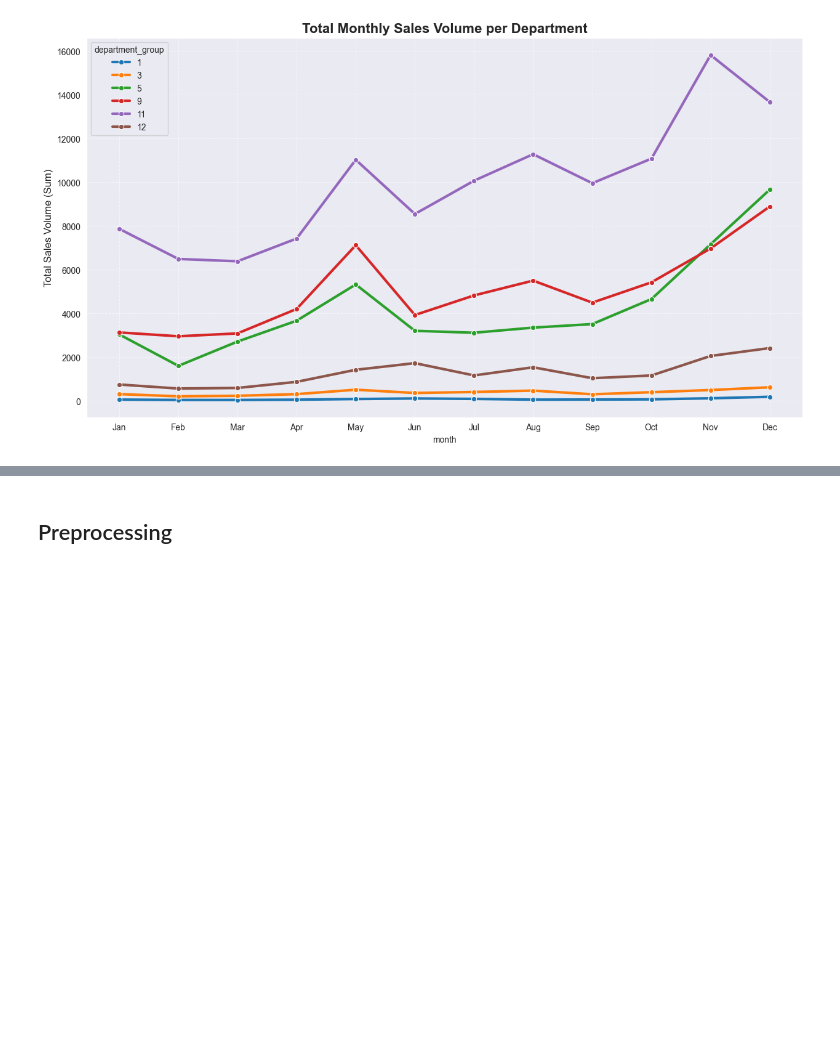
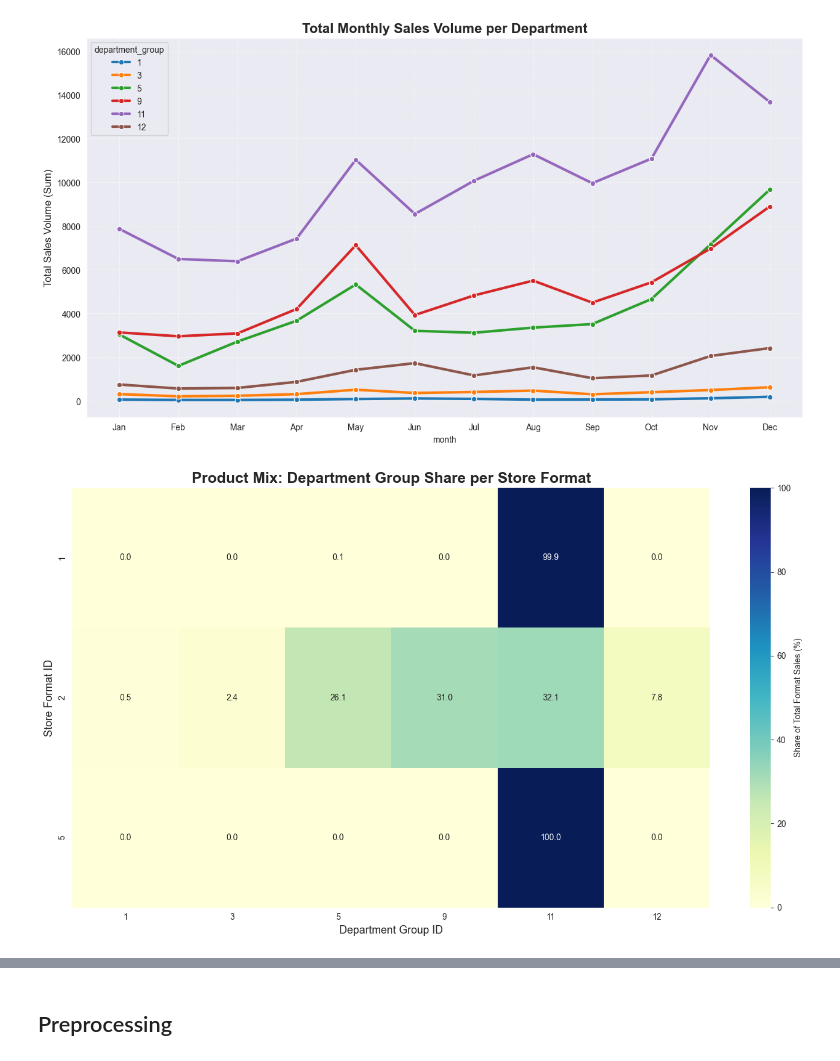
Before and after one commit to luisgrewe/StockSalesPrediction, a Jupyter notebook: salesprediction.ipynb, the cells around one changed output, grey strips where cells are left out. Saved outputs shown, nothing was run; the diff lists cells and outputs as text; code cells hidden in the pictures; blank space fills up the shorter version.

```diff
--- a/salesprediction.ipynb
+++ b/salesprediction.ipynb
@@ -286,3 +300,21 @@ plt.grid(True, linestyle='--', alpha=0.6)
 plt.show()
 # %% [output]
 [figure]
+# %%
+format_dept_sales = X_train_preprocessed.groupby(['store_format', 'department_group'])['sales'].sum().reset_index()
+
+pivot_data = format_dept_sales.pivot(index='store_format', columns='department_group', values='sales').fillna(0)
+
+pivot_norm = pivot_data.div(pivot_data.sum(axis=1), axis=0) * 100
+
+plt.figure(figsize=(14, 8))
+sns.heatmap(pivot_norm, annot=True, fmt=".1f", cmap="YlGnBu", cbar_kws={'label': 'Share of Total Format Sales (%)'})
+
+plt.title('Product Mix: Department Group Share per Store Format', fontsize=18, fontweight='bold')
+plt.xlabel('Department Group ID', fontsize=13)
+plt.ylabel('Store Format ID', fontsize=13)
+
+plt.tight_layout()
+plt.show()
+# %% [output]
+[figure, added]
```
Also changed, not shown: parts of 16 cells of this notebook, 7 other files.
